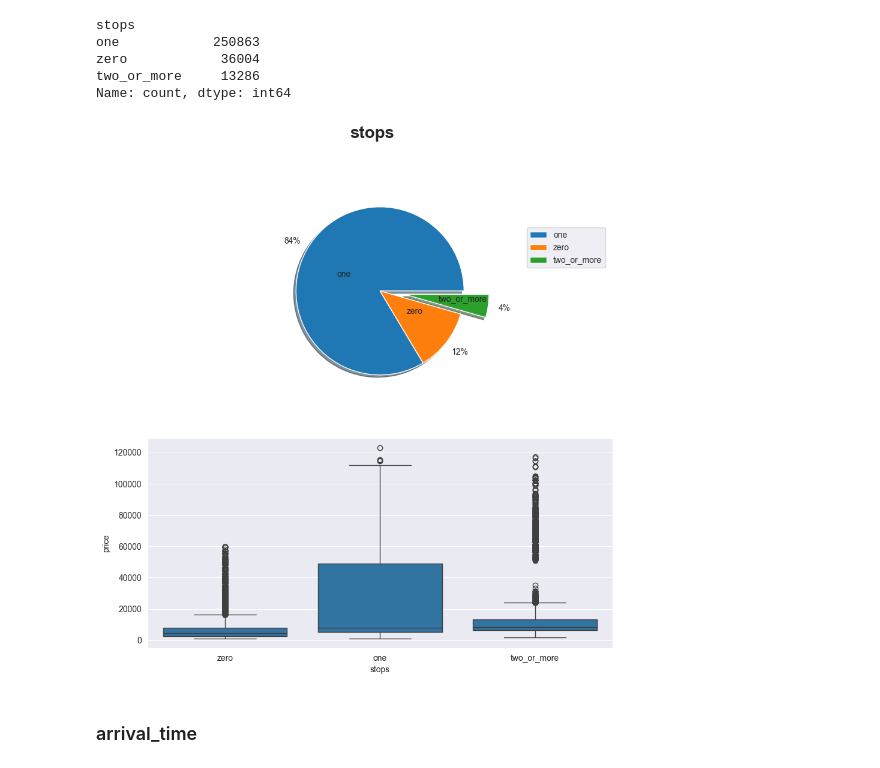
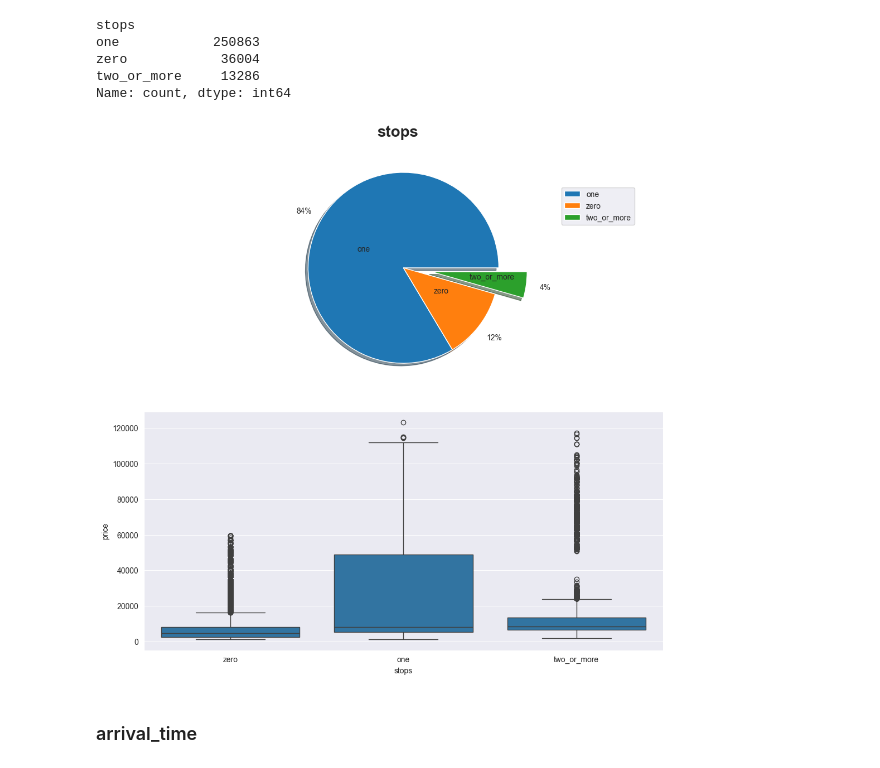
Before and after one commit to NimaPourmoradi/AirLinePrice, a Jupyter notebook: AirLinePrice.ipynb, the cells around one changed output. Cells and saved outputs as stored; diff of their text form; code cells hidden in the pictures.

```diff
--- a/AirLinePrice.ipynb
+++ b/AirLinePrice.ipynb
@@ -138,3 +148,5 @@ len(data.flight.value_counts())
+# %%
+data.drop(columns='flight', inplace=True)
 # %% [markdown]
 ## source_city
 # %%
@@ -202,17 +216,18 @@ Name: count, dtype: int64
 # %%
 fig, ax = plt.subplots(2, 1, figsize=(10, 10))
 fig.suptitle('stops', fontsize=20, fontweight='bold')
+plt.tight_layout()
 # Top ax
 labels = data.stops.value_counts().index.tolist()
 explode = (0, 0, 0.3)
 ax[0].pie(data.stops.value_counts(), autopct='%.f%%', labels=labels, shadow=True, pctdistance=1.2, labeldistance=0.4, explode=explode)
 ax[0].legend(bbox_to_anchor=(1, 1), loc=2, borderaxespad=5)
 
 # Bottom ax
 sns.boxplot(x='stops', y='price', data=data, ax=ax[1])
 plt.show()
 # %% [output]
-[figure, old version]
+[figure, new version]
 # %% [markdown]
 ### arrival_time
 # %%
```
Also changed, not shown: parts of 31 cells of this notebook.
